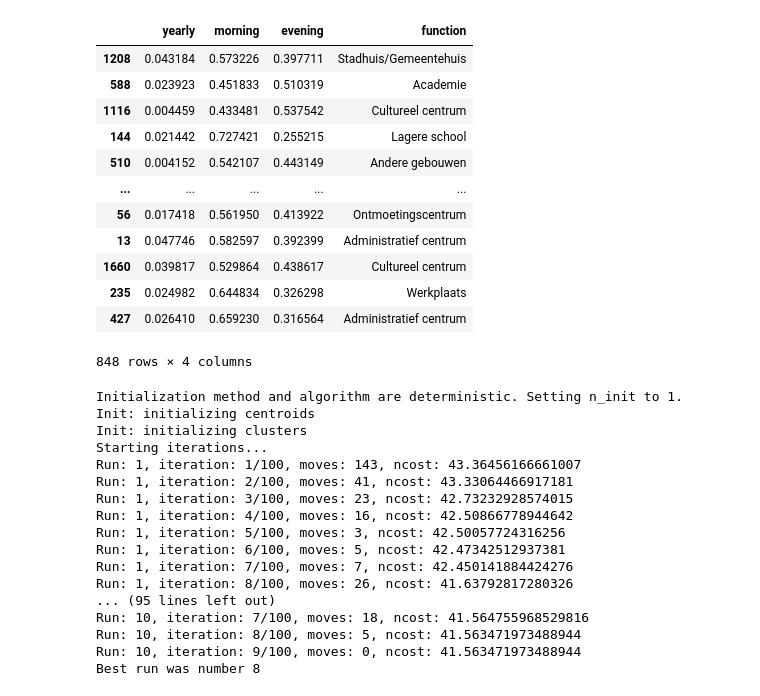
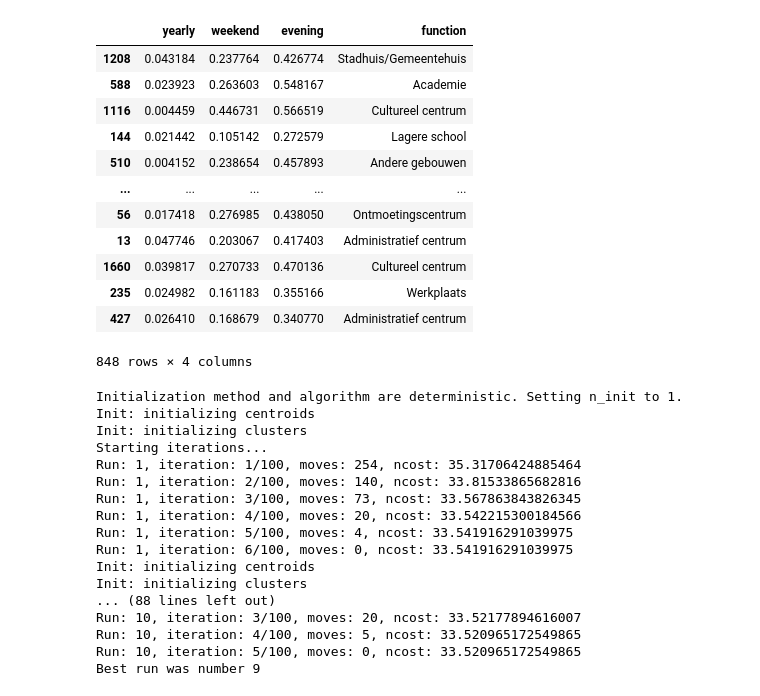
Before and after one commit to EVERGi/SLP_generator, a Jupyter notebook: notebooks/kprototypes.ipynb, the cells around one changed output. Saved outputs shown, nothing was run; the diff lists cells and outputs as text; code cells hidden in the pictures.

```diff
--- a/notebooks/kprototypes.ipynb
+++ b/notebooks/kprototypes.ipynb
@@ -24,35 +23,38 @@ model_dir = 'models/'
 # %%
 # Read the features from the csv file
 features = pd.read_csv('data/social_features.csv', index_col=0)
 # read metadata csv
 metadata = pd.read_csv('data/EANLIJST_METADATA.csv', index_col=0, sep   = ';')
 # ADD the functietype column to the features
 features['function'] = metadata['Patrimonium Functietype']
 # read more metrics from csv
 features.isnull().sum()
 features.dropna(inplace=True)
 features['ID'] = features.index
 # drop rows with kast as function
 features = features[features['function'] != 'Kast']
 features['morning'] = features.iloc[:,4:16].sum(axis=1)
-features['evening'] = features.iloc[:,np.r_[1:4,16:24]].sum(axis=1)
+features['evening'] = features.iloc[:,np.r_[:4,16:24]].sum(axis=1)
+features['weekday'] = features.iloc[:,24:29].sum(axis=1)
+features['weekend'] = features.iloc[:,29:31].sum(axis=1)
 # scale yearly column to 0-1 with minmax scaler
-ds = features[['yearly', 'morning', 'evening', 'function']].copy()
-ds['yearly'] = MinMaxScaler().fit_transform(ds['yearly'].values.reshape(-1,1))
+ds = features[['yearly', 'weekend',  'evening', 'function']].copy()
+scaler = MinMaxScaler()
+ds['yearly'] = scaler.fit_transform(ds['yearly'].values.reshape(-1,1))
 ds
 # %% [output]
-|  | yearly | morning | evening | function |
-| 1208 | 0.043184 | 0.573226 | 0.397711 | Stadhuis/Gemeentehuis |
-| 588 | 0.023923 | 0.451833 | 0.510319 | Academie |
-| 1116 | 0.004459 | 0.433481 | 0.537542 | Cultureel centrum |
-| 144 | 0.021442 | 0.727421 | 0.255215 | Lagere school |
-| 510 | 0.004152 | 0.542107 | 0.443149 | Andere gebouwen |
+|  | yearly | weekend | evening | function |
+| 1208 | 0.043184 | 0.237764 | 0.426774 | Stadhuis/Gemeentehuis |
+| 588 | 0.023923 | 0.263603 | 0.548167 | Academie |
+| 1116 | 0.004459 | 0.446731 | 0.566519 | Cultureel centrum |
+| 144 | 0.021442 | 0.105142 | 0.272579 | Lagere school |
+| 510 | 0.004152 | 0.238654 | 0.457893 | Andere gebouwen |
 | ... | ... | ... | ... | ... |
-| 56 | 0.017418 | 0.561950 | 0.413922 | Ontmoetingscentrum |
-| 13 | 0.047746 | 0.582597 | 0.392399 | Administratief centrum |
-| 1660 | 0.039817 | 0.529864 | 0.438617 | Cultureel centrum |
-| 235 | 0.024982 | 0.644834 | 0.326298 | Werkplaats |
-| 427 | 0.026410 | 0.659230 | 0.316564 | Administratief centrum |
+| 56 | 0.017418 | 0.276985 | 0.438050 | Ontmoetingscentrum |
+| 13 | 0.047746 | 0.203067 | 0.417403 | Administratief centrum |
+| 1660 | 0.039817 | 0.270733 | 0.470136 | Cultureel centrum |
+| 235 | 0.024982 | 0.161183 | 0.355166 | Werkplaats |
+| 427 | 0.026410 | 0.168679 | 0.340770 | Administratief centrum |
 848 rows × 4 columns
 # %%
 kproto = KPrototypes(n_clusters=10, init='Cao', verbose=2)
@@ -63,19 +65,19 @@ Initialization method and algorithm are deterministic. Setting n_init to 1.
 Init: initializing centroids
 Init: initializing clusters
 Starting iterations...
-Run: 1, iteration: 1/100, moves: 143, ncost: 43.36456166661007
-Run: 1, iteration: 2/100, moves: 41, ncost: 43.33064466917181
-Run: 1, iteration: 3/100, moves: 23, ncost: 42.73232928574015
-Run: 1, iteration: 4/100, moves: 16, ncost: 42.50866778944642
-Run: 1, iteration: 5/100, moves: 3, ncost: 42.50057724316256
-Run: 1, iteration: 6/100, moves: 5, ncost: 42.47342512937381
-Run: 1, iteration: 7/100, moves: 7, ncost: 42.450141884424276
-Run: 1, iteration: 8/100, moves: 26, ncost: 41.63792817280326
-... (95 lines left out)
-Run: 10, iteration: 7/100, moves: 18, ncost: 41.564755968529816
-Run: 10, iteration: 8/100, moves: 5, ncost: 41.563471973488944
-Run: 10, iteration: 9/100, moves: 0, ncost: 41.563471973488944
-Best run was number 8
+Run: 1, iteration: 1/100, moves: 254, ncost: 35.31706424885464
+Run: 1, iteration: 2/100, moves: 140, ncost: 33.81533865682816
+Run: 1, iteration: 3/100, moves: 73, ncost: 33.567863843826345
+Run: 1, iteration: 4/100, moves: 20, ncost: 33.542215300184566
+Run: 1, iteration: 5/100, moves: 4, ncost: 33.541916291039975
+Run: 1, iteration: 6/100, moves: 0, ncost: 33.541916291039975
+Init: initializing centroids
+Init: initializing clusters
+... (88 lines left out)
+Run: 10, iteration: 3/100, moves: 20, ncost: 33.52177894616007
+Run: 10, iteration: 4/100, moves: 5, ncost: 33.520965172549865
+Run: 10, iteration: 5/100, moves: 0, ncost: 33.520965172549865
+Best run was number 9
 # %%
 # Show  value counts in the function column for each cluster
 counts = features.groupby('cluster').function.value_counts().sort_values(ascending=False).unstack().T
```
Also changed, not shown: parts of 7 cells of this notebook, 2 other files.
